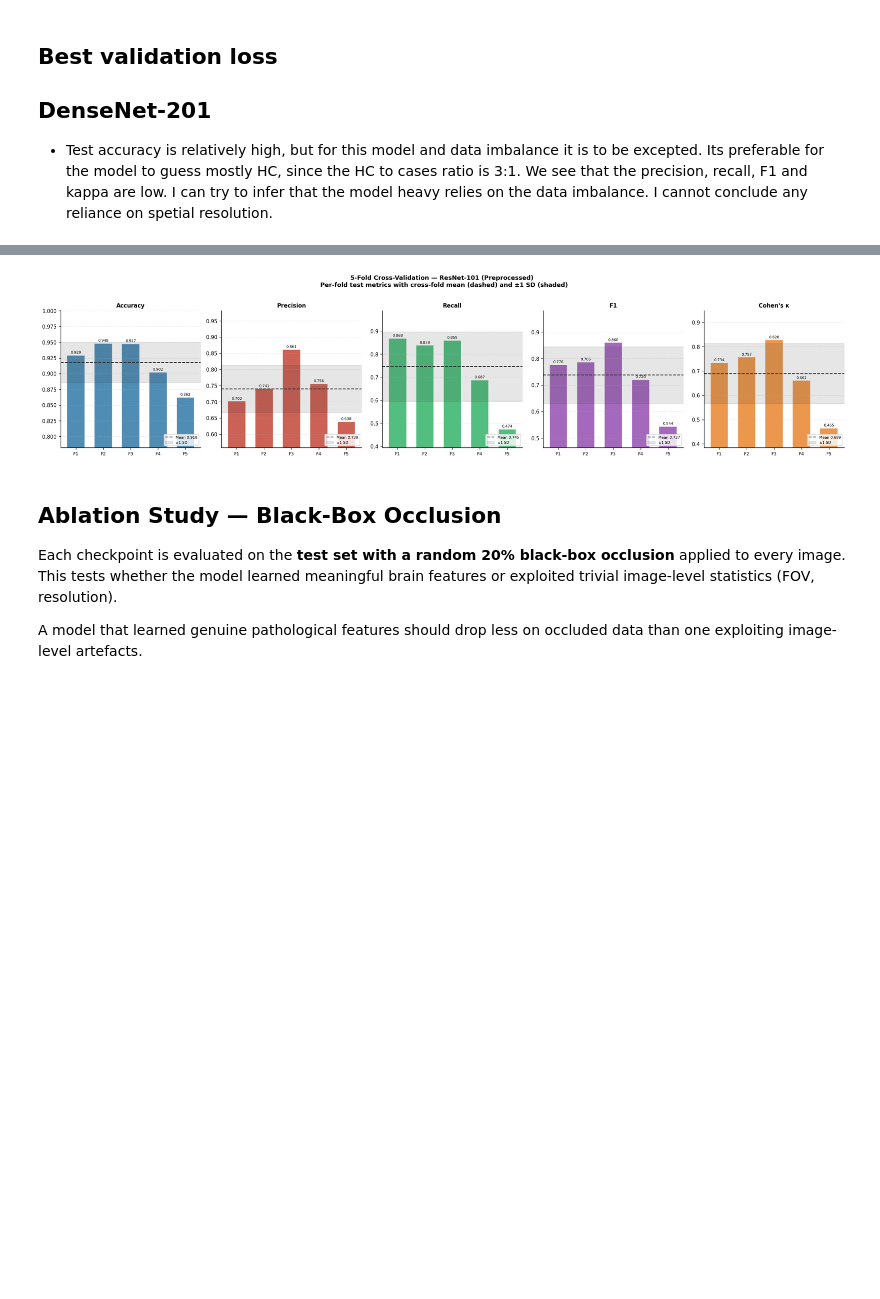
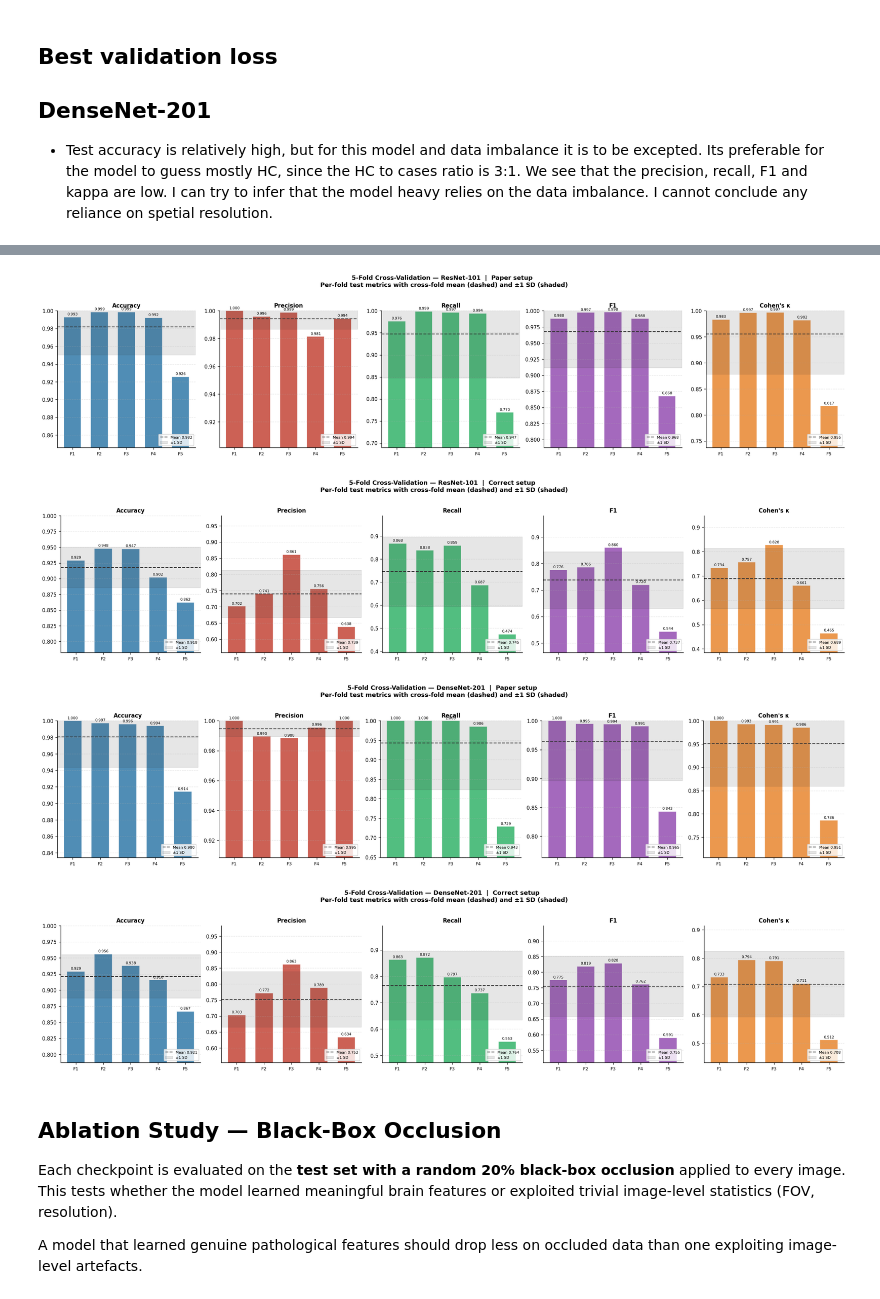
Before and after one commit to HolgeMax/PMG, a Jupyter notebook: notebooks/Metrics_exploration.ipynb, the cells around one changed output, grey strips where cells are left out. Cells and saved outputs as stored; diff of their text form; code cells hidden in the pictures; blank space fills up the shorter version.

```diff
--- a/notebooks/Metrics_exploration.ipynb
+++ b/notebooks/Metrics_exploration.ipynb
@@ -347,44 +399,50 @@ Cross-fold summary: Mean ± Std
 # %%
-# ── Per-fold bar chart with mean ± std overlay ──────────────────────────────────────────
 cv_colors = ["#2471A3", "#C0392B", "#27AE60", "#8E44AD", "#E67E22"]
-folds = df_cv_folds["fold"].astype(int).tolist()
-x     = np.arange(len(folds))
 
-fig, axes = plt.subplots(1, len(METRICS_CV),
-                         figsize=(4 * len(METRICS_CV), 4.5),
-                         sharey=False)
+for label, data in cv_data.items():
+    df_cv_folds   = data["folds"]
+    df_cv_summary = data["summary"]
+    folds = df_cv_folds["fold"].astype(int).tolist()
+    x     = np.arange(len(folds))
 
-for ax, metric, label, color in zip(axes, METRICS_CV, LABELS_CV, cv_colors):
-    vals = df_cv_folds[metric].values
-    mean = df_cv_summary.loc["mean", metric]
-    std  = df_cv_summary.loc["std",  metric]
+    fig, axes = plt.subplots(1, len(METRICS_CV),
+                             figsize=(4 * len(METRICS_CV), 4.5),
+                             sharey=False)
 
-    bars = ax.bar(x, vals, color=color, alpha=0.80, edgecolor="white", width=0.65)
-    ax.bar_label(bars, fmt="%.3f", fontsize=6.5, padding=2)
+    for ax, metric, lbl, color in zip(axes, METRICS_CV, LABELS_CV, cv_colors):
+        vals = df_cv_folds[metric].values
+        mean = df_cv_summary.loc["mean", metric]
+        std  = df_cv_summary.loc["std",  metric]
 
-    # Mean ± std band
-    ax.axhline(mean, color="#333", lw=1.4, ls="--", label=f"Mean {mean:.3f}")
-    ax.axhspan(mean - std, mean + std, alpha=0.12, color="#333", label=f"±1 SD")
+        bars = ax.bar(x, vals, color=color, alpha=0.80, edgecolor="white", width=0.65)
+        ax.bar_label(bars, fmt="%.3f", fontsize=6.5, padding=2)
 
-    lo = max(0, min(vals) - 0.08)
-    hi = min(1, max(vals) + 0.12)
-    ax.set_ylim(lo, hi)
-    ax.set_xticks(x)
-    ax.set_xticklabels([f"F{f}" for f in folds], fontsize=8)
-    ax.set_title(label, fontweight="bold", fontsize=10)
-    ax.legend(fontsize=6.5, loc="lower right")
-    ax.grid(axis="y", linestyle="--", alpha=0.3)
-    ax.spines[["top", "right"]].set_visible(False)
+        ax.axhline(mean, color="#333", lw=1.4, ls="--", label=f"Mean {mean:.3f}")
+        ax.axhspan(mean - std, mean + std, alpha=0.12, color="#333", label="±1 SD")
 
-fig.suptitle(
-    "5-Fold Cross-Validation — ResNet-101 (Preprocessed) \n Per-fold test metrics with cross-fold mean (dashed) and ±1 SD (shaded)",
-    fontweight="bold", y=1.02,
-)
-plt.tight_layout()
-fig.savefig(METRIC_CURVES_DIR / "crossval_resnet101_per_fold.png", dpi=150, bbox_inches="tight")
-plt.show()
+        lo = max(0, min(vals) - 0.08)
+        hi = min(1, max(vals) + 0.12)
+        ax.set_ylim(lo, hi)
+        ax.set_xticks(x)
+        ax.set_xticklabels([f"F{f}" for f in folds], fontsize=8)
+        ax.set_title(lbl, fontweight="bold", fontsize=10)
+        ax.legend(fontsize=6.5, loc="lower right")
+        ax.grid(axis="y", linestyle="--", alpha=0.3)
+        ax.spines[["top", "right"]].set_visible(False)
+
+    safe_name = label.replace(" ", "_").replace("|", "").replace("-", "").replace("__", "_").strip("_")
+    fig.suptitle(
+        f"5-Fold Cross-Validation — {label} \n Per-fold test metrics with cross-fold mean (dashed) and ±1 SD (shaded)",
+        fontweight="bold", y=1.02,
+    )
+    plt.tight_layout()
+    fig.savefig(METRIC_CURVES_DIR / f"crossval_{safe_name}_per_fold.png", dpi=150, bbox_inches="tight")
+    plt.show()
 # %% [output]
-[figure, old version]
+[figure, new version]
+[figure, added]
+[figure, added]
+[figure, added]
 # %% [markdown]
 ## Ablation Study — Black-Box Occlusion
 Each checkpoint is evaluated on the **test set with a random 20% black-box occlusion** applied to every image.
```
Also changed, not shown: parts of 11 cells of this notebook, 20 other files.
